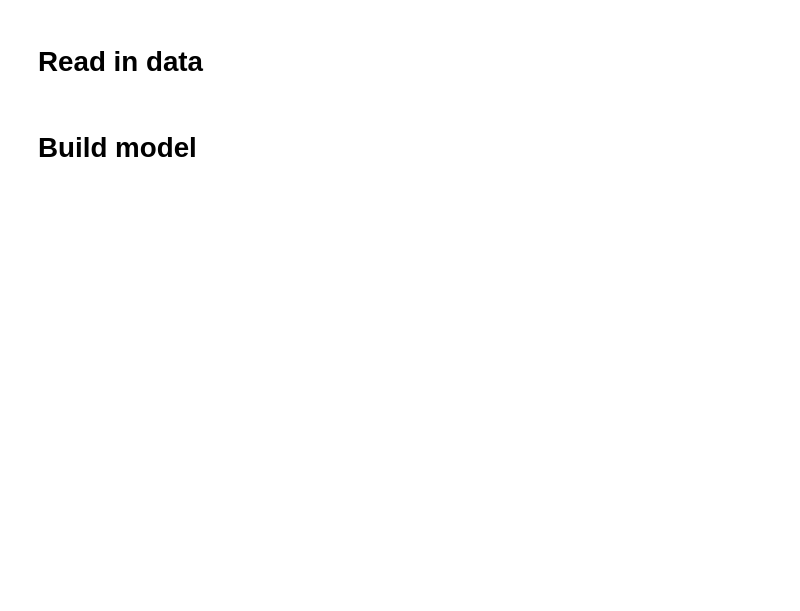
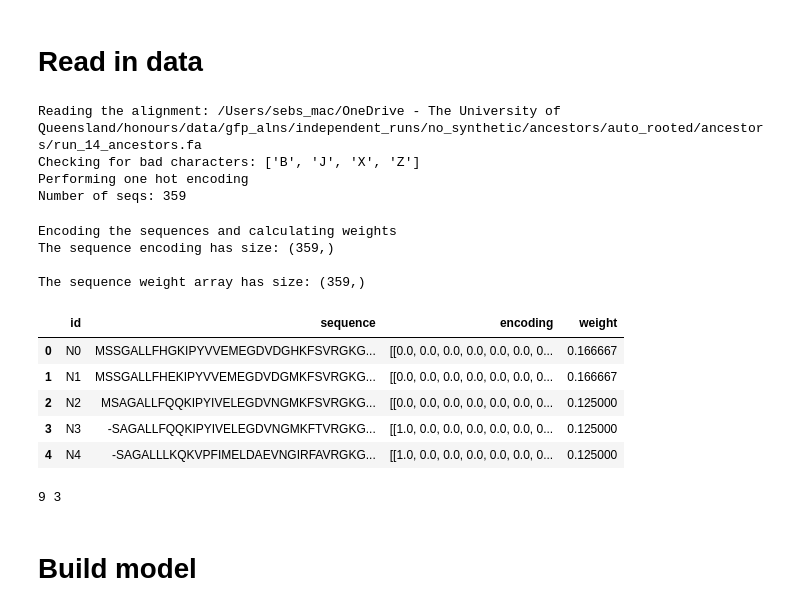
Before and after one commit to SebPorras/MAP_VAE, a Jupyter notebook: notebooks/model_playground.ipynb, the cells around one changed output. Cells and saved outputs as stored; diff of their text form; code cells hidden in the pictures; blank space fills up the shorter version.

```diff
--- a/notebooks/model_playground.ipynb
+++ b/notebooks/model_playground.ipynb
@@ -45,10 +47,35 @@ device
 # Read in data
 # %%
 from pathlib import Path
-DATA_PATH = "/Users/sebs_mac/OneDrive - The University of Queensland/honours/data/gfp_alns/independent_runs/no_synthetic/ancestors/seqs/"
+DATA_PATH = "/Users/sebs_mac/OneDrive - The University of Queensland/honours/data/gfp_alns/independent_runs/no_synthetic/ancestors/auto_rooted/ancestors/"
 filepath = DATA_PATH + 'run_14_ancestors.fa'
 aln = st.read_aln_file(filepath)
-#aln
+#
+# %% [output]
+Reading the alignment: /Users/sebs_mac/OneDrive - The University of Queensland/honours/data/gfp_alns/independent_runs/no_synthetic/ancestors/auto_rooted/ancestors/run_14_ancestors.fa
+Checking for bad characters: ['B', 'J', 'X', 'Z']
+Performing one hot encoding
+Number of seqs: 359
+# %%
+from evoVAE.utils.seq_tools import encode_and_weight_seqs
+
+
+code, weight = encode_and_weight_seqs(aln['sequence'], 0.2)
+aln['weight'] = weight
+# %% [output]
+Encoding the sequences and calculating weights
+The sequence encoding has size: (359,)
+
+The sequence weight array has size: (359,)
+# %%
+aln.head()
+# %% [output]
+|  | id | sequence | encoding | weight |
+| 0 | N0 | MSSGALLFHGKIPYVVEMEGDVDGHKFSVRGKG... | [[0.0, 0.0, 0.0, 0.0, 0.0, 0.0, 0... | 0.166667 |
+| 1 | N1 | MSSGALLFHEKIPYVVEMEGDVDGMKFSVRGKG... | [[0.0, 0.0, 0.0, 0.0, 0.0, 0.0, 0... | 0.166667 |
+| 2 | N2 | MSAGALLFQQKIPYIVELEGDVNGMKFSVRGKG... | [[0.0, 0.0, 0.0, 0.0, 0.0, 0.0, 0... | 0.125000 |
+| 3 | N3 | -SAGALLFQQKIPYIVELEGDVNGMKFTVRGKG... | [[1.0, 0.0, 0.0, 0.0, 0.0, 0.0, 0... | 0.125000 |
+| 4 | N4 | -SAGALLLKQKVPFIMELDAEVNGIRFAVRGKG... | [[1.0, 0.0, 0.0, 0.0, 0.0, 0.0, 0... | 0.125000 |
 # %%
 
 train, val = train_test_split(aln, test_size=0.2)
@@ -56,20 +83,22 @@ train, val = train_test_split(aln, test_size=0.2)
 
 # TRAINING
 train_dataset = MSA_Dataset(
-    train["encoding"], train.index, train["id"]
+    train["encoding"], train['weight'], train["id"]
 )
 
 # VALIDATION
 val_dataset = MSA_Dataset(
-    val["encoding"], val.index, val["id"]
+    val["encoding"], val['weight'], val["id"]
 )
 
 # DATA LOADERS #
-train_loader = torch.utils.data.DataLoader(train_dataset, batch_size=2, shuffle=False)
-val_loader = torch.utils.data.DataLoader(val_dataset, batch_size=2, shuffle=False)
+train_loader = torch.utils.data.DataLoader(train_dataset, batch_size=32, shuffle=False)
+val_loader = torch.utils.data.DataLoader(val_dataset, batch_size=32, shuffle=False)
 
 print(len(train_loader), len(val_loader))
-next(iter(train_loader))[0].shape
+#next(iter(train_loader))[0].shape
+# %% [output]
+9 3
 # %% [markdown]
 # Build model
 # %%
```
Also changed, not shown: parts of 3 cells of this notebook, 2 other files.
